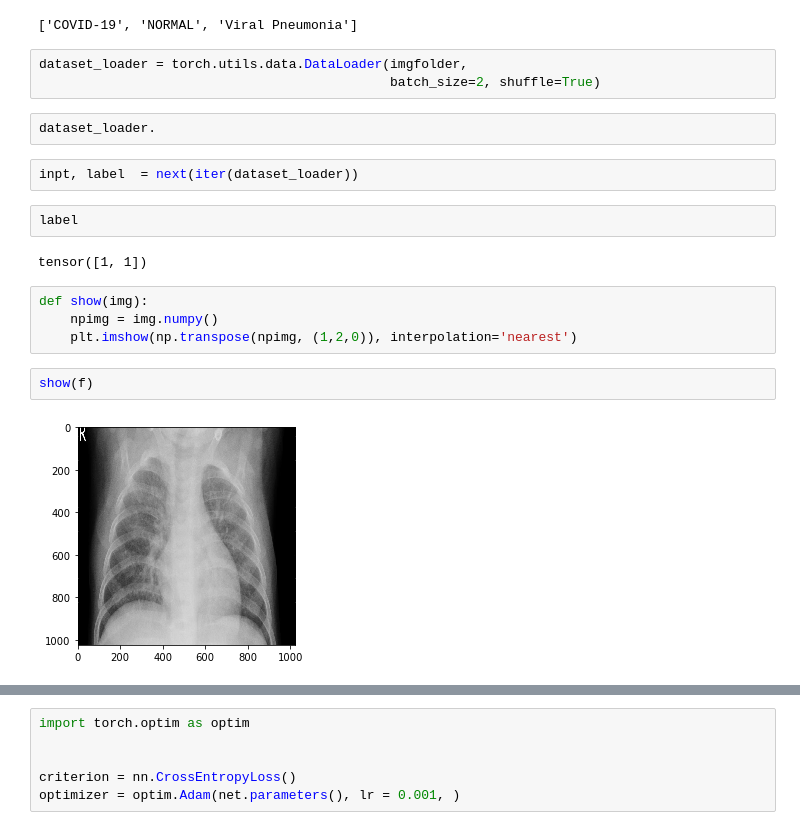
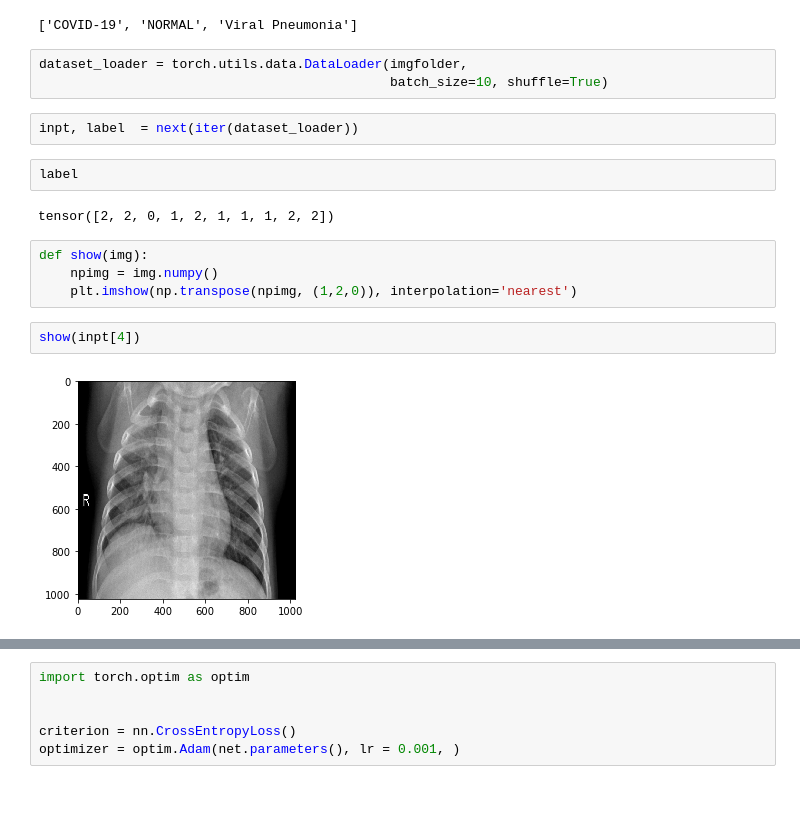
Before and after one commit to jmt0221/covid, a Jupyter notebook: covid-rec.ipynb, the cells around one changed output, grey strips where cells are left out. Drawn from its saved outputs; the diff is of its cells as text; blank space fills up the shorter version.

```diff
--- a/covid-rec.ipynb
+++ b/covid-rec.ipynb
@@ -24,23 +37,21 @@ x
 ['COVID-19', 'NORMAL', 'Viral Pneumonia']
 # %%
 dataset_loader = torch.utils.data.DataLoader(imgfolder,
-                                             batch_size=2, shuffle=True)
+                                             batch_size=10, shuffle=True)
-# %%
-dataset_loader.
 # %%
 inpt, label  = next(iter(dataset_loader))
 # %%
 label
 # %% [output]
-tensor([1, 1])
+tensor([2, 2, 0, 1, 2, 1, 1, 1, 2, 2])
 # %%
 def show(img):
     npimg = img.numpy()
     plt.imshow(np.transpose(npimg, (1,2,0)), interpolation='nearest')
-# %%
-show(f)
-# %% [output]
-[figure, removed]
+# %%
+show(inpt[4])
+# %% [output]
+[figure, added]
 # %%
 class Net(nn.Module):
 
```
Also changed, not shown: parts of 7 cells of this notebook.
